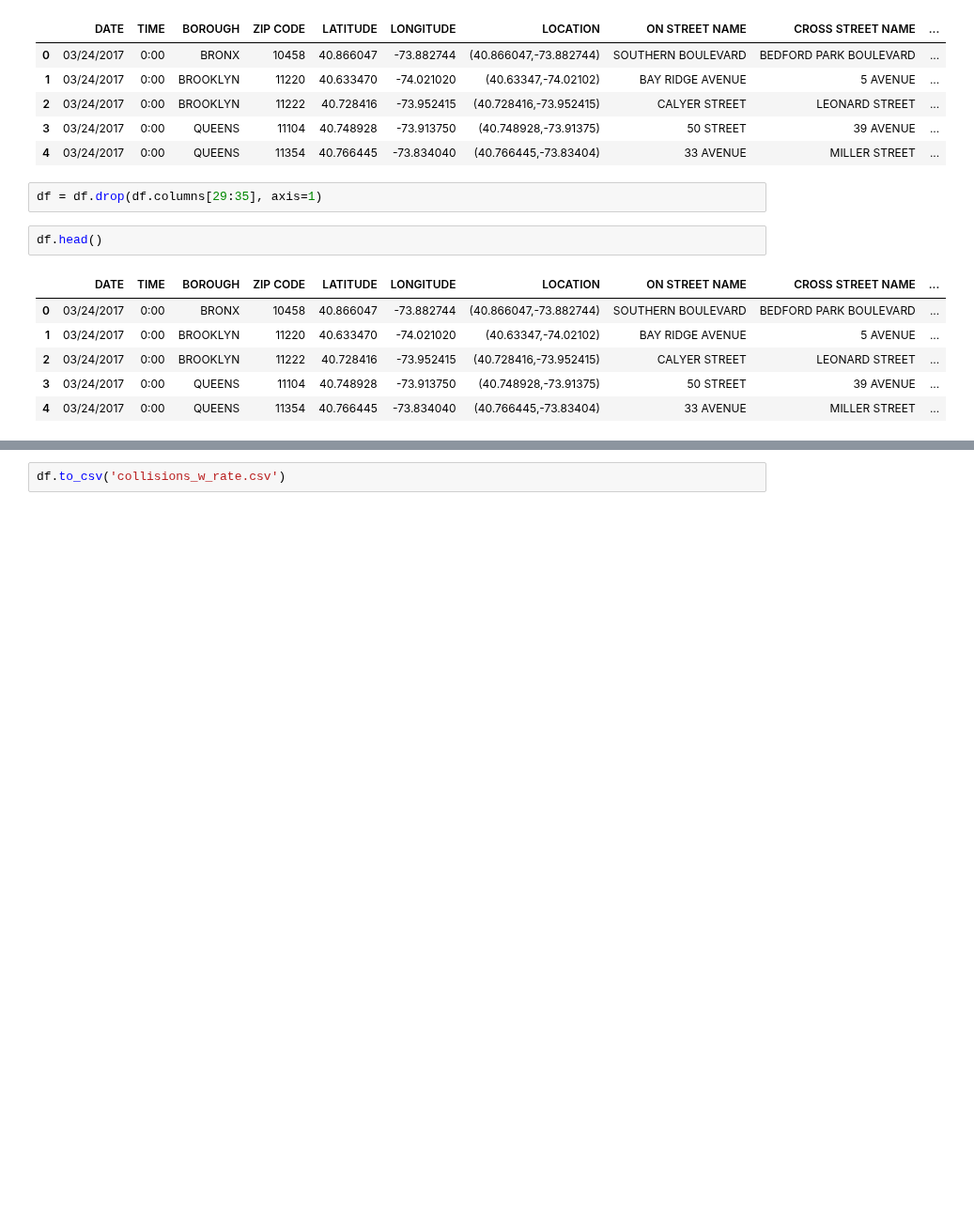
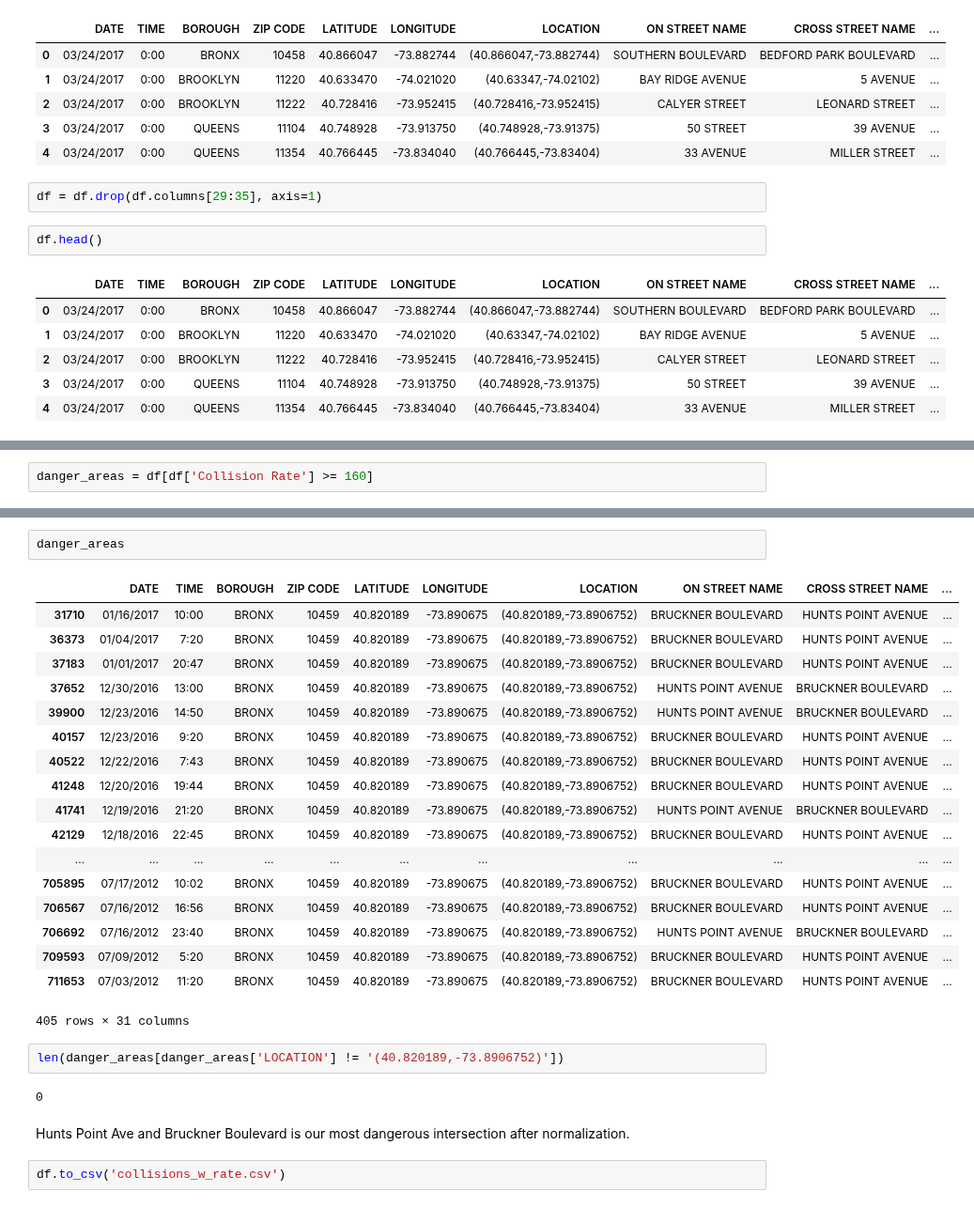
Before and after one commit to nealrea/collisionViz, a Jupyter notebook: data_exploration/data_normalization.ipynb, the cells around one changed output, grey strips where cells are left out. Shown at 94% size. Cells and saved outputs as stored; diff of their text form; blank space fills up the shorter version.

```diff
--- a/data_exploration/data_normalization.ipynb
+++ b/data_exploration/data_normalization.ipynb
@@ -167,0 +196,2 @@ plt.show()
+# %%
+danger_areas = df[df['Collision Rate'] >= 160]
@@ -168,2 +213,29 @@ plt.show()
+# %%
+danger_areas
+# %% [output]
+|  | DATE | TIME | BOROUGH | ZIP CODE | LATITUDE | LONGITUDE | LOCATION | ON STREET NAME | CROSS STREET NAME | ... |
+| 31710 | 01/16/2017 | 10:00 | BRONX | 10459 | 40.820189 | -73.890675 | (40.820189,-73.8906752) | BRUCKNER BOULEVARD | HUNTS POINT AVENUE | ... |
+| 36373 | 01/04/2017 | 7:20 | BRONX | 10459 | 40.820189 | -73.890675 | (40.820189,-73.8906752) | BRUCKNER BOULEVARD | HUNTS POINT AVENUE | ... |
+| 37183 | 01/01/2017 | 20:47 | BRONX | 10459 | 40.820189 | -73.890675 | (40.820189,-73.8906752) | BRUCKNER BOULEVARD | HUNTS POINT AVENUE | ... |
+| 37652 | 12/30/2016 | 13:00 | BRONX | 10459 | 40.820189 | -73.890675 | (40.820189,-73.8906752) | HUNTS POINT AVENUE | BRUCKNER BOULEVARD | ... |
+| 39900 | 12/23/2016 | 14:50 | BRONX | 10459 | 40.820189 | -73.890675 | (40.820189,-73.8906752) | HUNTS POINT AVENUE | BRUCKNER BOULEVARD | ... |
+| 40157 | 12/23/2016 | 9:20 | BRONX | 10459 | 40.820189 | -73.890675 | (40.820189,-73.8906752) | BRUCKNER BOULEVARD | HUNTS POINT AVENUE | ... |
+| 40522 | 12/22/2016 | 7:43 | BRONX | 10459 | 40.820189 | -73.890675 | (40.820189,-73.8906752) | BRUCKNER BOULEVARD | HUNTS POINT AVENUE | ... |
+| 41248 | 12/20/2016 | 19:44 | BRONX | 10459 | 40.820189 | -73.890675 | (40.820189,-73.8906752) | BRUCKNER BOULEVARD | HUNTS POINT AVENUE | ... |
+| 41741 | 12/19/2016 | 21:20 | BRONX | 10459 | 40.820189 | -73.890675 | (40.820189,-73.8906752) | HUNTS POINT AVENUE | BRUCKNER BOULEVARD | ... |
+| 42129 | 12/18/2016 | 22:45 | BRONX | 10459 | 40.820189 | -73.890675 | (40.820189,-73.8906752) | BRUCKNER BOULEVARD | HUNTS POINT AVENUE | ... |
+| ... | ... | ... | ... | ... | ... | ... | ... | ... | ... | ... |
+| 705895 | 07/17/2012 | 10:02 | BRONX | 10459 | 40.820189 | -73.890675 | (40.820189,-73.8906752) | BRUCKNER BOULEVARD | HUNTS POINT AVENUE | ... |
+| 706567 | 07/16/2012 | 16:56 | BRONX | 10459 | 40.820189 | -73.890675 | (40.820189,-73.8906752) | BRUCKNER BOULEVARD | HUNTS POINT AVENUE | ... |
+| 706692 | 07/16/2012 | 23:40 | BRONX | 10459 | 40.820189 | -73.890675 | (40.820189,-73.8906752) | HUNTS POINT AVENUE | BRUCKNER BOULEVARD | ... |
+| 709593 | 07/09/2012 | 5:20 | BRONX | 10459 | 40.820189 | -73.890675 | (40.820189,-73.8906752) | BRUCKNER BOULEVARD | HUNTS POINT AVENUE | ... |
+| 711653 | 07/03/2012 | 11:20 | BRONX | 10459 | 40.820189 | -73.890675 | (40.820189,-73.8906752) | BRUCKNER BOULEVARD | HUNTS POINT AVENUE | ... |
+405 rows × 31 columns
+# %%
+len(danger_areas[danger_areas['LOCATION'] != '(40.820189,-73.8906752)'])
+# %% [output]
+0
+# %% [markdown]
+Hunts Point Ave and Bruckner Boulevard is our most dangerous intersection after normalization.
 # %%
 df.to_csv('collisions_w_rate.csv')
```
Also changed, not shown: parts of 11 cells of this notebook.
